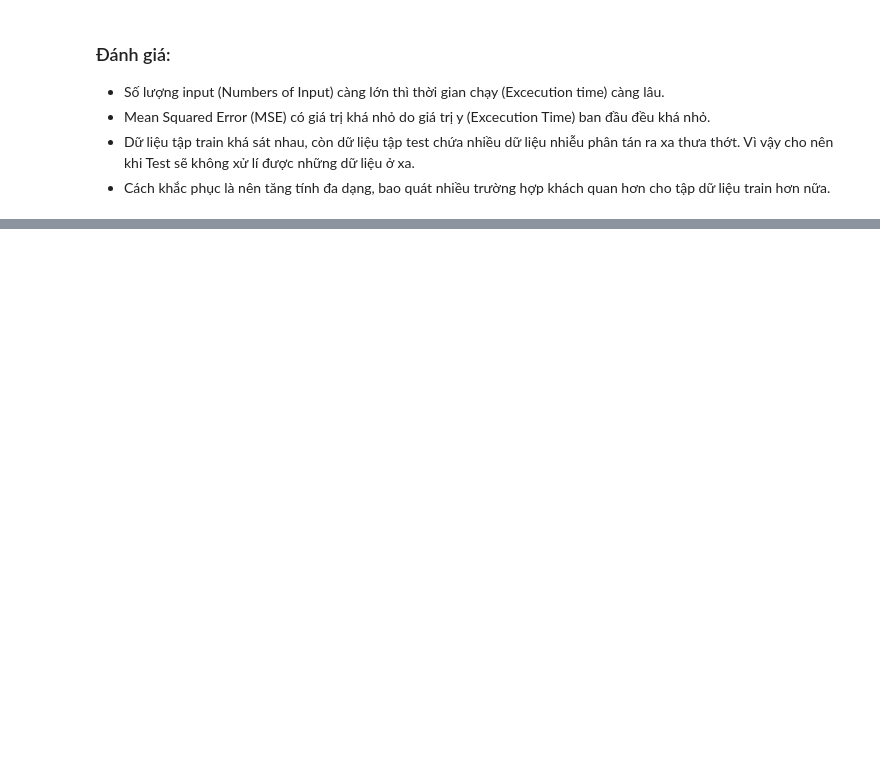
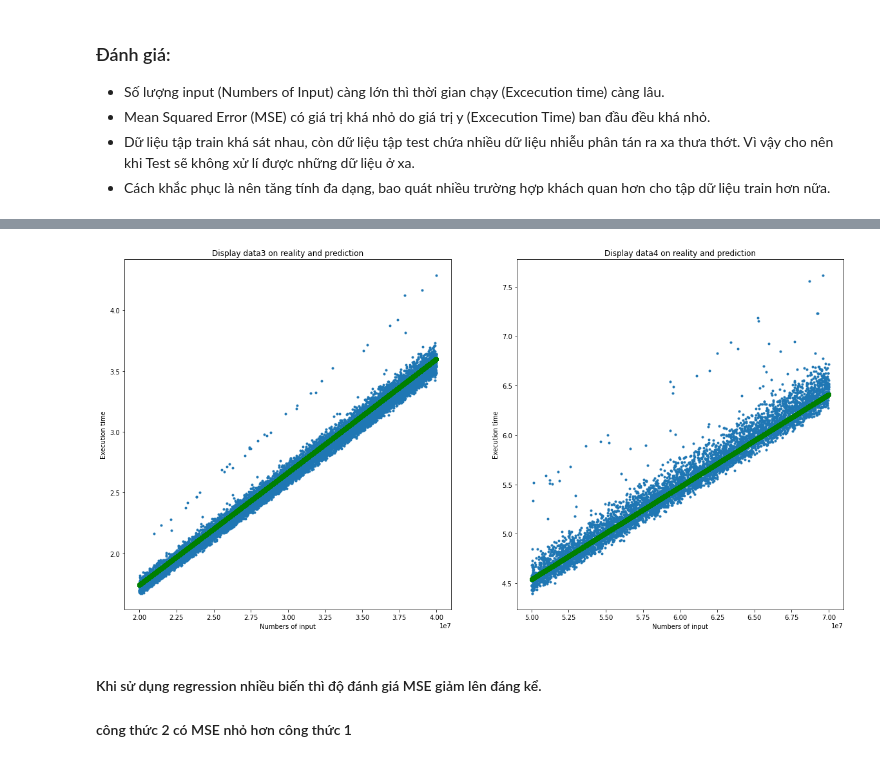
Before and after one commit to XuanTruong2408/CS114.M11, a Jupyter notebook: LinearRegression_20_11_2021.ipynb, the cells around one changed output, grey strips where cells are left out. Cells and saved outputs as stored; diff of their text form; code cells hidden in the pictures; blank space fills up the shorter version.

```diff
--- a/LinearRegression_20_11_2021.ipynb
+++ b/LinearRegression_20_11_2021.ipynb
@@ -109,0 +251,23 @@ Coefficient of determination data3.txt:  0.9284132208349405
+# %%
+fig, (axs1, axs2) = plt.subplots(1,2, figsize = (20,10))
+axs1.plot(x_test1, y_test1, '.' )
+axs1.plot(x_test1, model2.predict(X_test1), 'go' )
+
+
+axs1.set_title("Display data3 on reality and prediction")
+axs1.set(xlabel='Numbers of input', ylabel='Execution time')
+
+
+axs2.plot(x_test2, y_test2, '.' )
+axs2.plot(x_test2, model2.predict(X_test2), 'go' )
+
+
+axs2.set_title("Display data4 on reality and prediction")
+axs2.set(xlabel='Numbers of input', ylabel='Execution time')
+
+plt.show()
+# %% [output]
+[figure, added]
+# %% [markdown]
+#### Khi sử dụng regression nhiều biến thì độ đánh giá MSE giảm lên đáng kể.
+#### công thức 2 có MSE nhỏ hơn công thức 1
```
Also changed, not shown: parts of 32 cells of this notebook, 3 other files.
